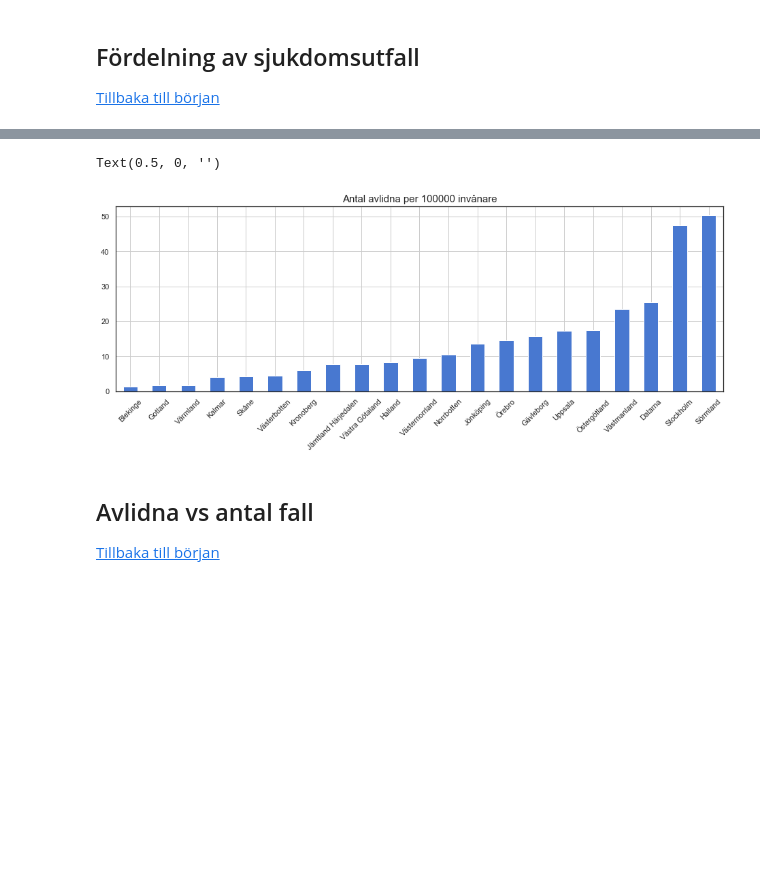
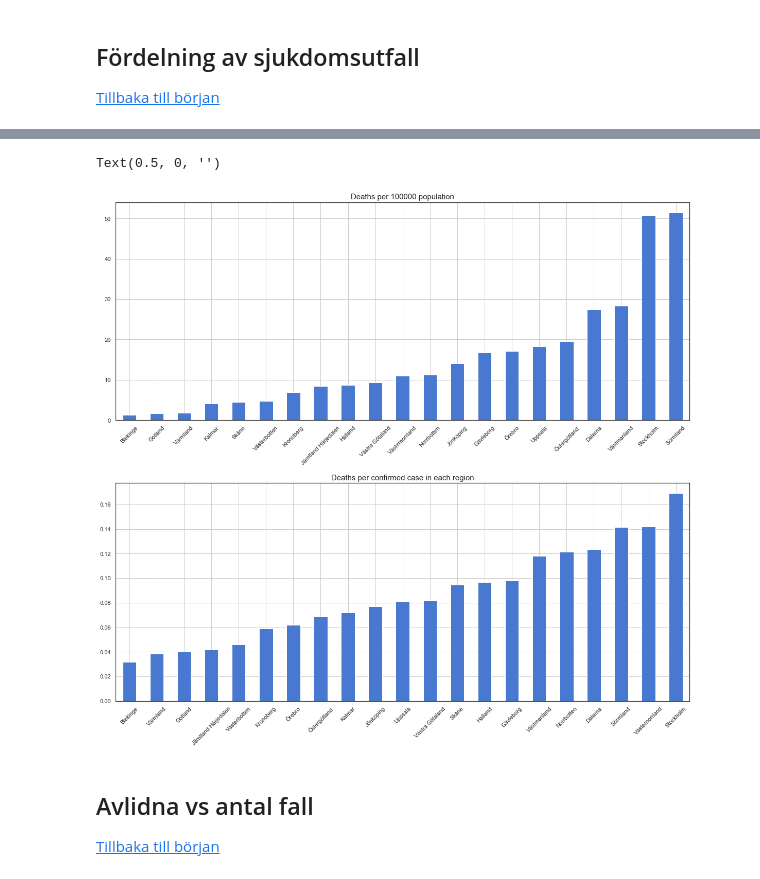
Before and after one commit to Frallmeister/covid19, a Jupyter notebook: corona_notebook.ipynb, the cells around one changed output, grey strips where cells are left out. Drawn from its saved outputs; the diff is of its cells as text; code cells hidden in the pictures; blank space fills up the shorter version.

```diff
--- a/corona_notebook.ipynb
+++ b/corona_notebook.ipynb
@@ -135,13 +137,20 @@ Text(0.5, 1.0, 'Numbers per 100000 people and region, sorted on confirmed cases'
 # %%
-df_avlidna = df_region['Totalt_antal_avlidna']*df_region['Fall_per_100000_inv']/df_region['Totalt_antal_fall']
-df_avlidna.name = 'Avlidna_per_100000_inv'
-df_avlidna.head()
-ax = df_avlidna.sort_values().plot(kind='bar', grid=True, figsize=(16,5), rot=45)
-ax.set_title('Antal avlidna per 100000 invånare', fontsize=15)
-ax.set_xlabel('')
+df_avlidna = pd.DataFrame(df_region['Totalt_antal_avlidna']*df_region['Fall_per_100000_inv']/df_region['Totalt_antal_fall'])
+df_avlidna.columns = ['Avlidna_per_100000_inv']
+df_avlidna['Avlidna_per_fall'] = df_region['Totalt_antal_avlidna'] / df_region['Totalt_antal_fall']
+
+fig, (ax1,ax2) = plt.subplots(2,1, figsize=(16,15), constrained_layout=True)
+
+df_avlidna['Avlidna_per_100000_inv'].sort_values().plot(kind='bar', grid=True, rot=45, ax=ax1)
+ax1.set_title('Deaths per 100000 population', fontsize=15)
+ax1.set_xlabel('')
+
+df_avlidna['Avlidna_per_fall'].sort_values().plot(kind='bar', grid=True, rot=45, ax=ax2)
+ax2.set_title('Deaths per confirmed case in each region', fontsize=15)
+ax2.set_xlabel('')
 # %% [output]
 Text(0.5, 0, '')
-[figure, old version]
+[figure, new version]
 # %% [markdown]
 <a id='scatter'></a>
 ## Avlidna vs antal fall
```
Also changed, not shown: parts of 9 cells of this notebook.
